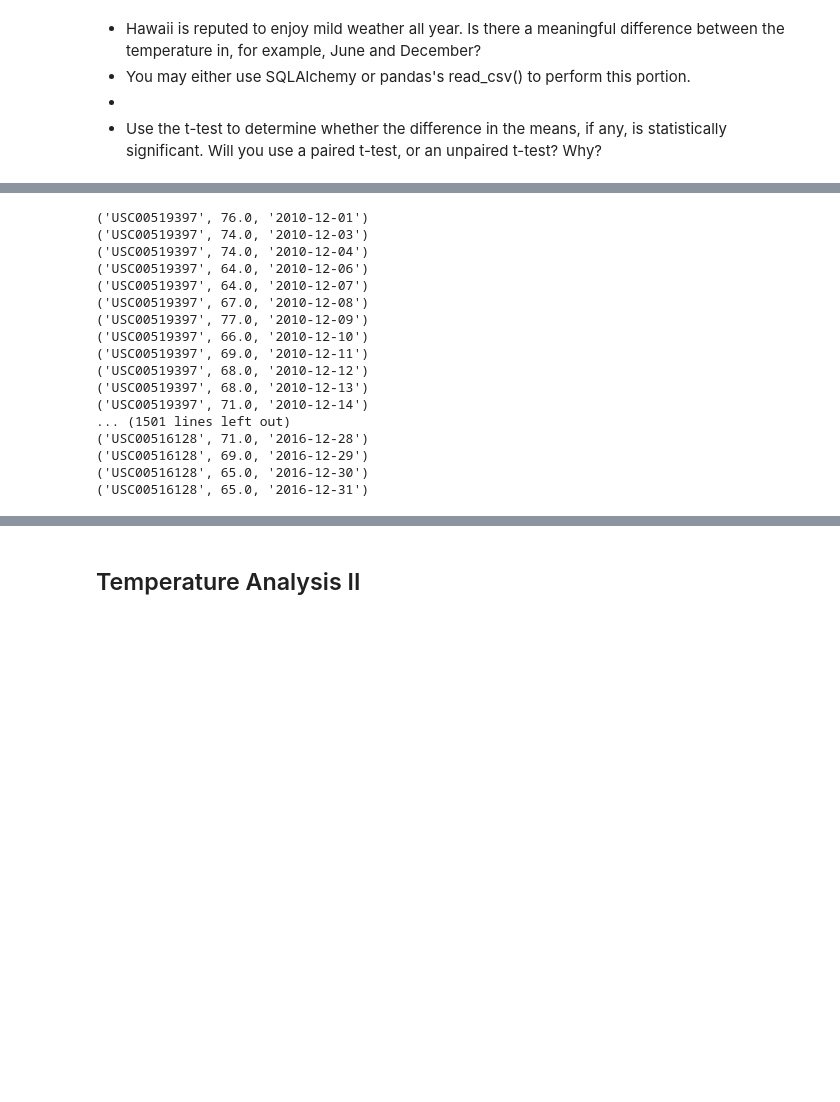
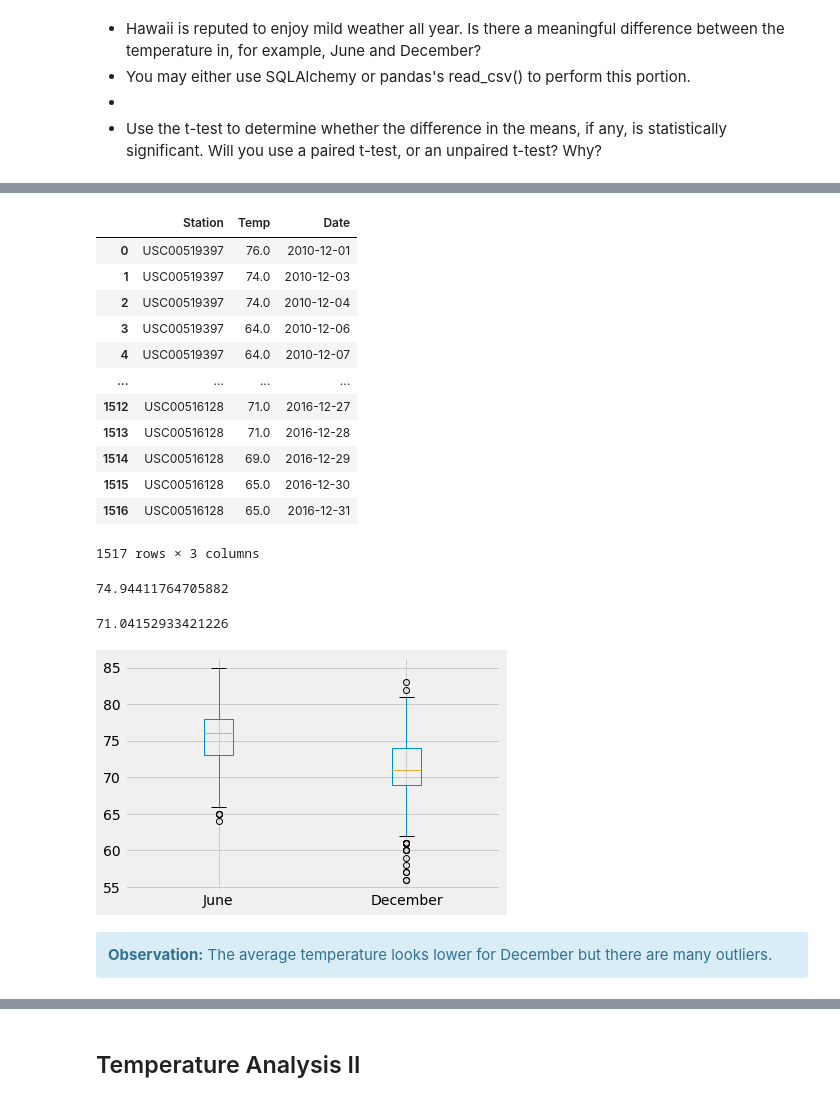
Before and after one commit to annmcnamara/sqlalchemy-challenge, a Jupyter notebook: climate_starter.ipynb, the cells around one changed output, grey strips where cells are left out. Cells and saved outputs as stored; diff of their text form; code cells hidden in the pictures; blank space fills up the shorter version.

```diff
--- a/climate_starter.ipynb
+++ b/climate_starter.ipynb
@@ -366,6 +367,8 @@ month = "%-06-%"
 june = session.query(Measurement.station, Measurement.tobs, Measurement.date)\
             .filter(Measurement.date.like(month)).all()
 
-for r in june:
-    print(r)
+# for r in june:
+#     print(r)
+june_df = pd.DataFrame(june[:], columns=['Station', 'Temp', 'Date'])
+june_df
 # %% [output]
@@ -395,23 +395,19 @@ month = "%-12-%"
 december = session.query(Measurement.station, Measurement.tobs, Measurement.date)\
             .filter(Measurement.date.like(month)).all()
 
-for r in december:
-    print(r)
+december_df = pd.DataFrame(december[:], columns=['Station', 'Temp', 'Date'])
+december_df
 # %% [output]
+|  | Station | Temp | Date |
+| 0 | USC00519397 | 76.0 | 2010-12-01 |
+| 1 | USC00519397 | 74.0 | 2010-12-03 |
+| 2 | USC00519397 | 74.0 | 2010-12-04 |
+| 3 | USC00519397 | 64.0 | 2010-12-06 |
+| 4 | USC00519397 | 64.0 | 2010-12-07 |
+| ... | ... | ... | ... |
+| 1512 | USC00516128 | 71.0 | 2016-12-27 |
+| 1513 | USC00516128 | 71.0 | 2016-12-28 |
+| 1514 | USC00516128 | 69.0 | 2016-12-29 |
+| 1515 | USC00516128 | 65.0 | 2016-12-30 |
+| 1516 | USC00516128 | 65.0 | 2016-12-31 |
-('USC00519397', 76.0, '2010-12-01')
-('USC00519397', 74.0, '2010-12-03')
-('USC00519397', 74.0, '2010-12-04')
-('USC00519397', 64.0, '2010-12-06')
-('USC00519397', 64.0, '2010-12-07')
-('USC00519397', 67.0, '2010-12-08')
-('USC00519397', 77.0, '2010-12-09')
-('USC00519397', 66.0, '2010-12-10')
-('USC00519397', 69.0, '2010-12-11')
-('USC00519397', 68.0, '2010-12-12')
-('USC00519397', 68.0, '2010-12-13')
-('USC00519397', 71.0, '2010-12-14')
-... (1501 lines left out)
-('USC00516128', 71.0, '2016-12-28')
-('USC00516128', 69.0, '2016-12-29')
-('USC00516128', 65.0, '2016-12-30')
-('USC00516128', 65.0, '2016-12-31')
+1517 rows × 3 columns
@@ -420,0 +416,12 @@ for r in december:
+# %%
+# Calculate the population mean for Temperature in June in Hawaii
+population1 = june_df['Temp']
+population1.mean()
+# %% [output]
+74.94411764705882
+# %%
+# Calculate the population mean for Temperature in December in Hawaii
+population2 = december_df['Temp']
+population2.mean()
+# %% [output]
+71.04152933421226
@@ -420,0 +430,15 @@ for r in december:
+# %%
+jun_dec = pd.DataFrame({'June' : june_df['Temp'],
+                        'December' : december_df['Temp'] })
+
+#jun_dec
+jun_dec = jun_dec.dropna(how='any')
+boxplot = jun_dec.boxplot(column=['June', 'December'])
+#jun_dec
+# %% [output]
+[figure, added]
+# %% [markdown]
+<div class="alert alert-block alert-info">
+<b>Observation:</b>
+The average temperature looks lower for December but there are many outliers.
+</div>
```
Also changed, not shown: parts of 7 cells of this notebook.
